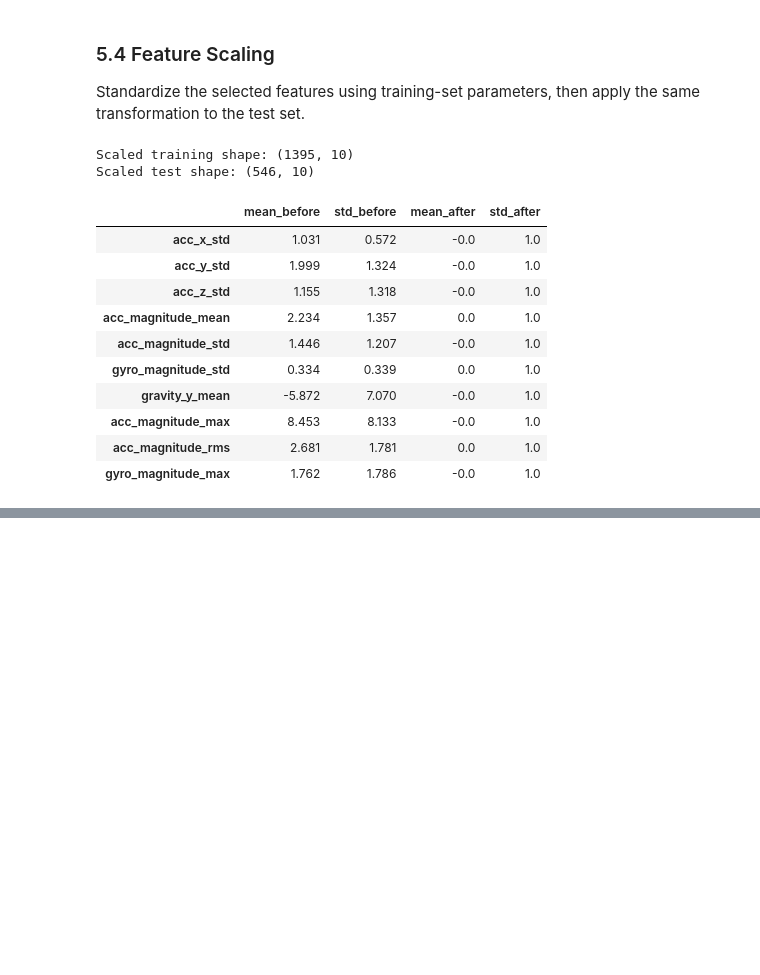
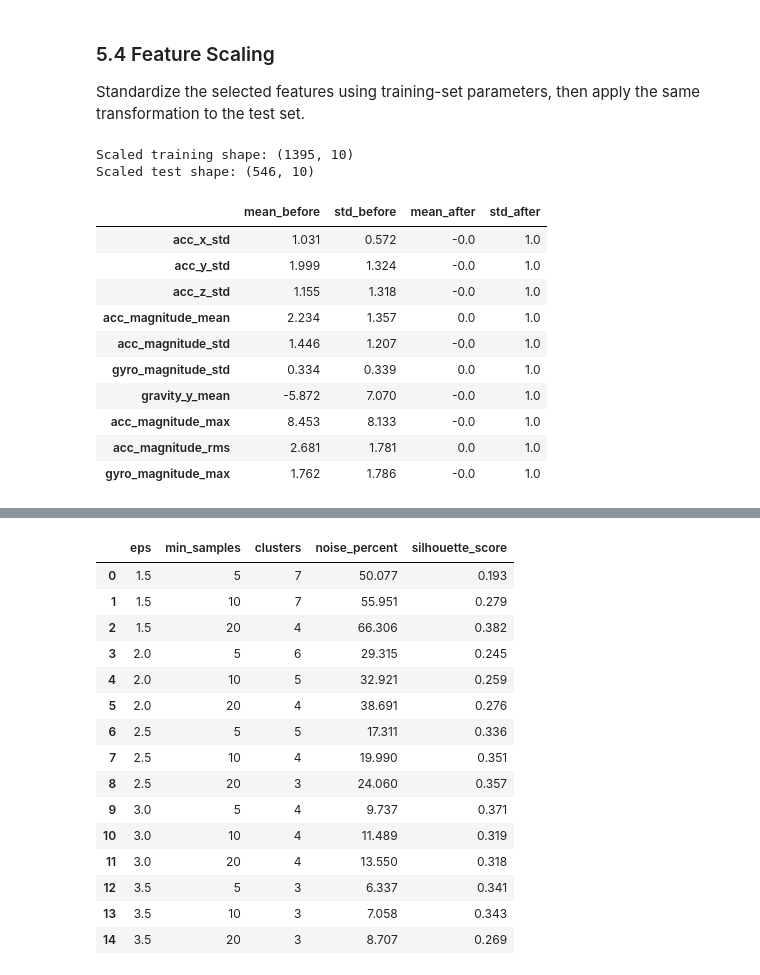
Before and after one commit to xinran-2/Pavement-smoothness-detection-model, a Jupyter notebook: notebooks/Project_pipeline.ipynb, the cells around one changed output, grey strips where cells are left out. Saved outputs shown, nothing was run; the diff lists cells and outputs as text; code cells hidden in the pictures; blank space fills up the shorter version.

```diff
--- a/notebooks/Project_pipeline.ipynb
+++ b/notebooks/Project_pipeline.ipynb
@@ -738,0 +1117,8 @@ Scaled test shape: (546, 10)
+# %%
+# Scale all numerical features
+dbscan_scaler = StandardScaler()
+
+X_dbscan = dbscan_scaler.fit_transform(X)
+
+print("Windows used:", X_dbscan.shape[0])
+print("Features used:", X_dbscan.shape[1])
@@ -738,0 +1128,75 @@ Scaled test shape: (546, 10)
+# %%
+dbscan_results = []
+
+eps_values = [1.5, 2.0, 2.5, 3.0, 3.5]
+min_samples_values = [5, 10, 20]
+
+for eps in eps_values:
+    for min_samples in min_samples_values:
+
+        dbscan = DBSCAN(
+            eps=eps,
+            min_samples=min_samples
+        )
+
+        cluster_labels = dbscan.fit_predict(
+            X_dbscan
+        )
+
+        # -1 represents noise
+        non_noise_mask = cluster_labels != -1
+
+        n_clusters = len(
+            set(cluster_labels)
+            - {-1}
+        )
+
+        noise_percentage = (
+            (~non_noise_mask).mean() * 100
+        )
+
+        # Silhouette requires at least 2 clusters
+        if (
+            n_clusters >= 2
+            and non_noise_mask.sum() > n_clusters
+        ):
+            silhouette = silhouette_score(
+                X_dbscan[non_noise_mask],
+                cluster_labels[non_noise_mask]
+            )
+        else:
+            silhouette = np.nan
+
+        dbscan_results.append({
+            "eps": eps,
+            "min_samples": min_samples,
+            "clusters": n_clusters,
+            "noise_percent": noise_percentage,
+            "silhouette_score": silhouette
+        })
+
+
+dbscan_results_df = pd.DataFrame(
+    dbscan_results
+)
+
+display(
+    dbscan_results_df.round(3)
+)
+# %% [output]
+|  | eps | min_samples | clusters | noise_percent | silhouette_score |
+| 0 | 1.5 | 5 | 7 | 50.077 | 0.193 |
+| 1 | 1.5 | 10 | 7 | 55.951 | 0.279 |
+| 2 | 1.5 | 20 | 4 | 66.306 | 0.382 |
+| 3 | 2.0 | 5 | 6 | 29.315 | 0.245 |
+| 4 | 2.0 | 10 | 5 | 32.921 | 0.259 |
+| 5 | 2.0 | 20 | 4 | 38.691 | 0.276 |
+| 6 | 2.5 | 5 | 5 | 17.311 | 0.336 |
+| 7 | 2.5 | 10 | 4 | 19.990 | 0.351 |
+| 8 | 2.5 | 20 | 3 | 24.060 | 0.357 |
+| 9 | 3.0 | 5 | 4 | 9.737 | 0.371 |
+| 10 | 3.0 | 10 | 4 | 11.489 | 0.319 |
+| 11 | 3.0 | 20 | 4 | 13.550 | 0.318 |
+| 12 | 3.5 | 5 | 3 | 6.337 | 0.341 |
+| 13 | 3.5 | 10 | 3 | 7.058 | 0.343 |
+| 14 | 3.5 | 20 | 3 | 8.707 | 0.269 |
```
Also changed, not shown: parts of 23 cells of this notebook.
